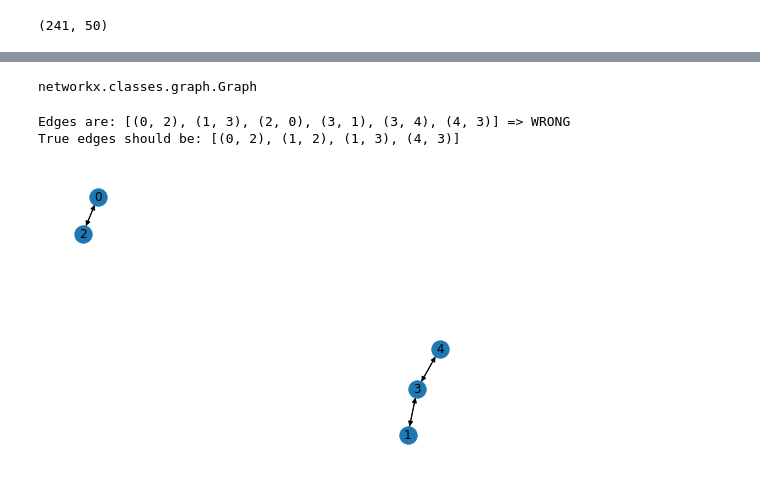
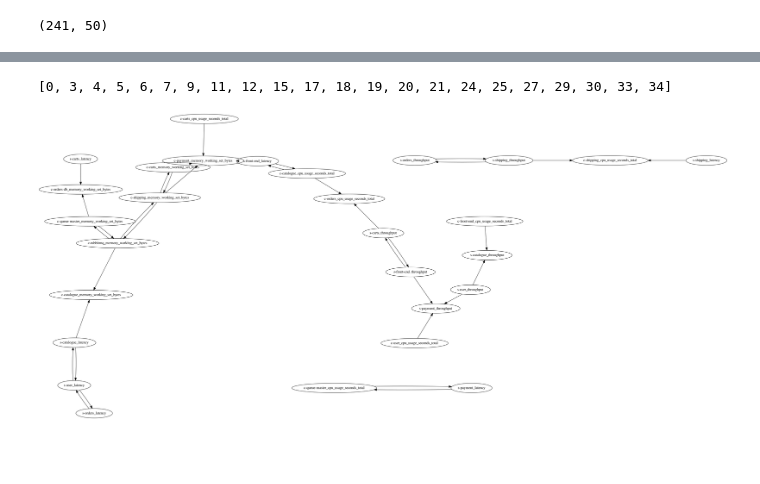
Before and after one commit to tsurubee/causal-discovery, a Jupyter notebook: microservices-demo/pc-algorithm.ipynb, the cells around one changed output, grey strips where cells are left out. Saved outputs shown, nothing was run; the diff lists cells and outputs as text; code cells hidden in the pictures; blank space fills up the shorter version.

```diff
--- a/microservices-demo/pc-algorithm.ipynb
+++ b/microservices-demo/pc-algorithm.ipynb
@@ -238,16 +247,13 @@ disc_data_df.head()
 # %%
-disc_data_df.values.shape
+dm = disc_data_df.values
+dm.shape
 # %% [output]
 (241, 50)
 # %%
-import pcalg
-import networkx as nx
-import numpy as np
-from gsq.ci_tests import ci_test_dis
+from citest.chi_square import chi_square
 
-(g, sep_set) = pcalg.estimate_skeleton(indep_test_func=ci_test_dis,
-                                 data_matrix=disc_data_df.values,
-                                 alpha=0.01)
-                                 #levels=[3,2,3,4,2])
+(g, sep_set) = pcalg.estimate_skeleton(indep_test_func=chi_square,
+                                 data_matrix=dm,
+                                 alpha=0.01,
+                                 init_graph=init_g)
 g = pcalg.estimate_cpdag(skel_graph=g, sep_set=sep_set)
-nx.draw(g, with_labels=True)
@@ -291,27 +260,23 @@ nx.draw(init_g.to_directed(), with_labels=True)
-# %%
-type(init_g)
-# %% [output]
-networkx.classes.graph.Graph
-# %%
-(g, sep_set) = pcalg.estimate_skeleton(indep_test_func=ci_test_dis,
-                                 data_matrix=dm,
-                                 alpha=0.01,
-                                 levels=[3,2,3,4,2],
-                                 init_graph=init_g)
-g = pcalg.estimate_cpdag(skel_graph=g, sep_set=sep_set)
-g_answer = nx.DiGraph()
-g_answer.add_nodes_from([0, 1, 2, 3, 4])
-g_answer.add_edges_from([(0, 2), (1, 2), (1, 3), (4, 3)])
-print('Edges are:', g.edges(), end='')
-if nx.is_isomorphic(g, g_answer):
-    print(' => GOOD')
-else:
-    print(' => WRONG')
-    print('True edges should be:', g_answer.edges())
-# %% [output]
-Edges are: [(0, 2), (1, 3), (2, 0), (3, 1), (3, 4), (4, 3)] => WRONG
-True edges should be: [(0, 2), (1, 2), (1, 3), (4, 3)]
-# %%
-nx.draw(g, with_labels=True)
-# %% [output]
-[figure, removed]
+# %%
+# Exclude nodes that have no neighbors for visualization
+remove_nodes = list(g.nodes)
+for edge in g.edges():
+    for n in edge:
+        try:
+            remove_nodes.remove(n)
+        except ValueError:
+            pass
+print(remove_nodes)
+g.remove_nodes_from(remove_nodes)
+# %% [output]
+[0, 3, 4, 5, 6, 7, 9, 11, 12, 15, 17, 18, 19, 20, 21, 24, 25, 27, 29, 30, 33, 34]
+# %%
+g = nx.relabel_nodes(g, labels)
+# %%
+from IPython.display import Image, SVG, display
+
+# prog=[‘neato’|’dot’|’twopi’|’circo’|’fdp’|’nop’]
+agraph = nx.nx_agraph.to_agraph(g).draw(prog='sfdp', format='png')
+Image(agraph)
+# %% [output]
+[figure, added]
```
Also changed, not shown: parts of 11 cells of this notebook, 6 other files.
